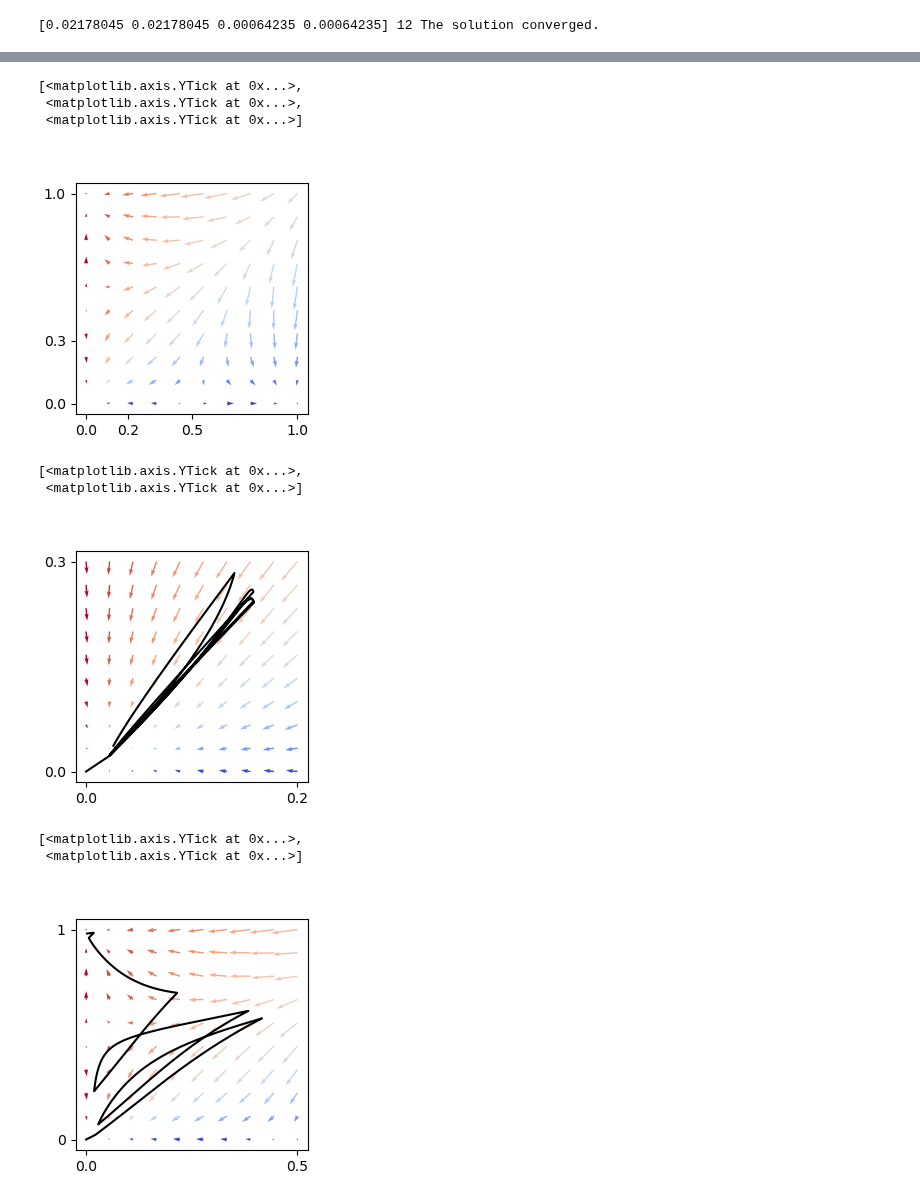
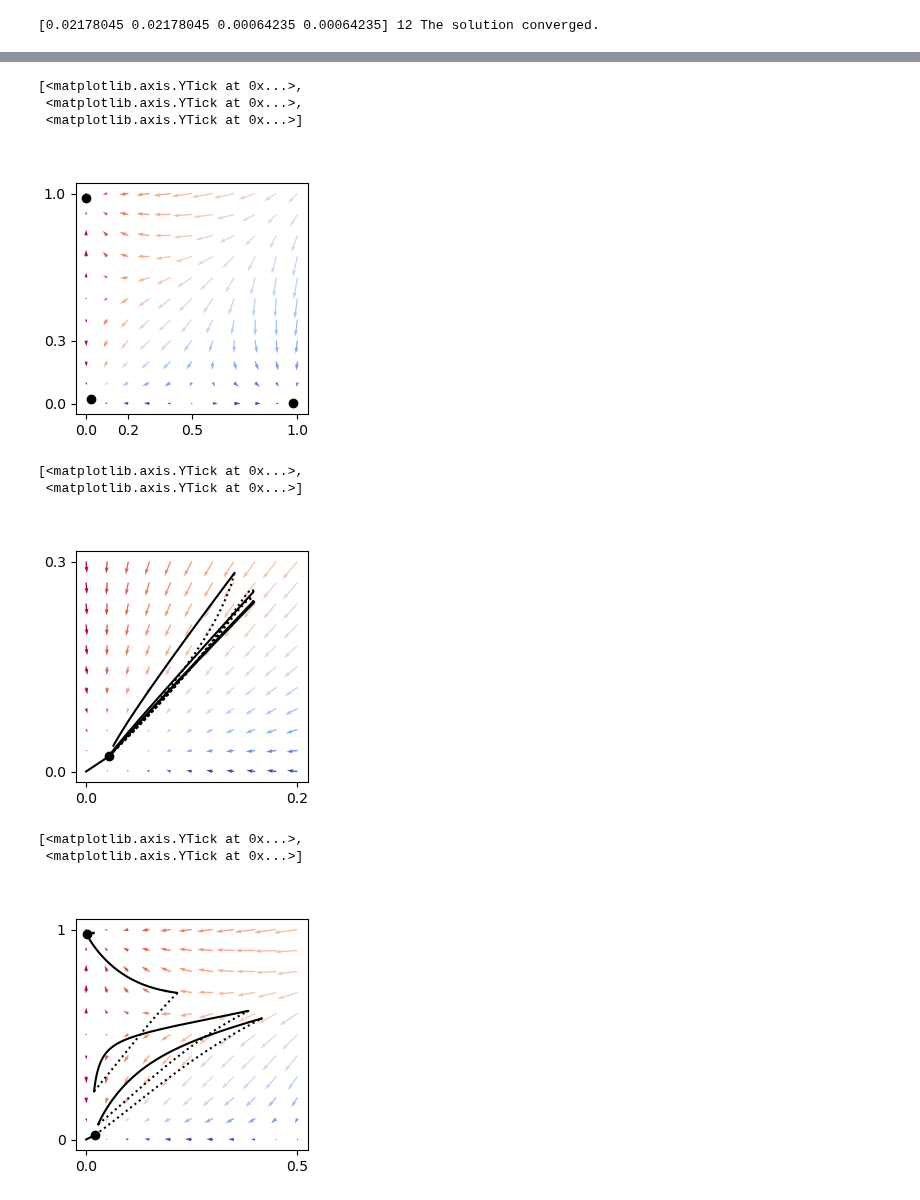
Before and after one commit to rythorpe/dev_detect_wc, a Jupyter notebook: phase_diagram.ipynb, the cells around one changed output, grey strips where cells are left out. Cells and saved outputs as stored; diff of their text form; code cells hidden in the pictures.

Commit message:
segment trajectory into rise and decay phases

```diff
--- a/phase_diagram.ipynb
+++ b/phase_diagram.ipynb
@@ -185,6 +187,7 @@ def func_roots(x):
 # find roots numerically
 sol = optimize.root(func_roots, x0=[0.5, 0.5, 0.5, 0.5], method='hybr',
                     tol=1e-10, jac=True)
+attractors[0, :] = sol.x[:2]
 print(sol.x, sol.nfev, sol.message)
 # %% [output]
 [0.02165743 0.02165743 0.00064235 0.00064235] 9 The solution converged.
@@ -247,6 +309,7 @@ plt.show()
 # %%
-n_X = 10
-n_Y = 10
+# full phase diagram (with lower->upper units connected)
+n_X = 11
+n_Y = 11
 X_pos = np.linspace(0, 1, n_X)
 Y_pos = np.linspace(0, 1, n_Y)
 X, Y = np.meshgrid(X_pos, Y_pos)
@@ -263,48 +326,81 @@ M = Y / (Y + X)
 
 fig, ax = plt.subplots(1, 1, figsize=(3, 3))
 q = ax.quiver(X, Y, U, V, M, cmap='coolwarm')
+ax.scatter(attractors[:, 0], attractors[:, 1], marker='o', c='k')
 ax.set_xticks([0, 0.2, 0.5, 1])
 ax.set_yticks([0, 0.3, 1])
 # %% [output]
 [<matplotlib.axis.YTick at 0x...>,
  <matplotlib.axis.YTick at 0x...>,
  <matplotlib.axis.YTick at 0x...>]
-[figure, old version]
+[figure, new version]
 # %%
 fig.savefig('full_phase_diagram.pdf')
+# %%
+# segment response into rise and decay time windows for distinctive plotting
+# of trajectory in phase space
+low_I = np.min(inj_excite)
+decay_idxs = np.nonzero(inj_excite[:, 0] == low_I)[0]
+new_win_idxs = np.nonzero(np.diff(decay_idxs) > 1)[0] + 1
+
+decay_windows = list()
+rise_windows = list()
+start_idx = 1
+# NB: for curve continuity, each window starts at the end-point of the prior
+# window
+for new_win_idx in new_win_idxs:
+    # add each window that proceeds a period of injected excitation
+    decay_begin = decay_idxs[start_idx]
+    decay_end = decay_idxs[new_win_idx - 1] + 1
+    decay_windows.append(np.arange(decay_begin - 1, decay_end))
+    rise_begin = decay_idxs[new_win_idx - 1] + 1
+    rise_end = decay_idxs[new_win_idx]
+    rise_windows.append(np.arange(rise_begin - 1, rise_end))
+    start_idx = new_win_idx
+# add final window up until the end of simulation
+decay_windows.append(decay_idxs[start_idx:-1])
 # %%
-n_X = 10
-n_Y = 10
+# snapshot phase diagram overlayed with simulated trajectory (with lower->upper
+# units connected)
+n_X = 11
+n_Y = 11
 X_pos = np.linspace(0, 0.2, n_X)
 Y_pos = np.linspace(0, 0.3, n_Y)
 X, Y = np.meshgrid(X_pos, Y_pos)
 
 U = np.zeros((n_X, n_Y))
 V = np.zeros((n_X, n_Y))
 for x1_idx, x1 in enumerate(X_pos):
     for x0_idx, x0 in enumerate(Y_pos):
         x = np.array([x0, x1, sol.x[2], sol.x[3]])
         velocity = dxdt_v2(x, w, inj_excite=I)
         U[x0_idx, x1_idx] = velocity[1]
         V[x0_idx, x1_idx] = velocity[0]
 M = Y / (Y + X)
 
 fig, ax = plt.subplots(1, 1, figsize=(3, 3))
 q = ax.quiver(X, Y, U, V, M, cmap='coolwarm')
 # q = ax.quiver(X, Y, U, V)
 # ax.streamplot(X, Y, U, V)
-ax.plot(x_negdev_L6[:, 1], x_negdev_L6[:, 0], 'k')
+# ax.plot(x_negdev_L6[:, 1], x_negdev_L6[:, 0], 'k')
+for decay_win in decay_windows:
+    ax.plot(x_negdev_L6[decay_win, 1], x_negdev_L6[decay_win, 0], 'k-')
+for rise_win in rise_windows:
+    ax.plot(x_negdev_L6[rise_win, 1], x_negdev_L6[rise_win, 0], 'k:')
+ax.scatter(attractors[0, 0], attractors[0, 1], marker='o', c='k')
 ax.set_xticks([0, 0.2])
 ax.set_yticks([0, 0.3])
 # %% [output]
 [<matplotlib.axis.YTick at 0x...>,
  <matplotlib.axis.YTick at 0x...>]
-[figure, old version]
+[figure, new version]
 # %%
 fig.savefig('sim_connected_phase_diagram.pdf')
 # %%
-n_X = 10
-n_Y = 10
+# snapshot phase diagram overlayed with simulated trajectory (with lower->upper
+# units disconnected)
+n_X = 11
+n_Y = 11
 X_pos = np.linspace(0, 0.5, n_X)
 Y_pos = np.linspace(0, 1, n_Y)
 X, Y = np.meshgrid(X_pos, Y_pos)
@@ -322,12 +418,17 @@ M = Y / (Y + X)
 fig, ax = plt.subplots(1, 1, figsize=(3, 3))
 q = ax.quiver(X, Y, U, V, M, cmap='coolwarm')
 # ax.streamplot(X, Y, U, V)
-ax.plot(x_negdev_noL6[:, 1], x_negdev_noL6[:, 0], 'k')
+# ax.plot(x_negdev_noL6[:, 1], x_negdev_noL6[:, 0], 'k')
+for decay_win in decay_windows:
+    ax.plot(x_negdev_noL6[decay_win, 1], x_negdev_noL6[decay_win, 0], 'k-')
+for rise_win in rise_windows:
+    ax.plot(x_negdev_noL6[rise_win, 1], x_negdev_noL6[rise_win, 0], 'k:')
+ax.scatter(attractors_discon[:2, 0], attractors_discon[:2, 1], marker='o', c='k')
 ax.set_xticks([0, 0.5])
 ax.set_yticks([0, 1])
 # %% [output]
 [<matplotlib.axis.YTick at 0x...>,
  <matplotlib.axis.YTick at 0x...>]
-[figure, old version]
+[figure, new version]
 # %%
 fig.savefig('sim_disconnected_phase_diagram.pdf')
```
Also changed, not shown: parts of 6 cells of this notebook.
